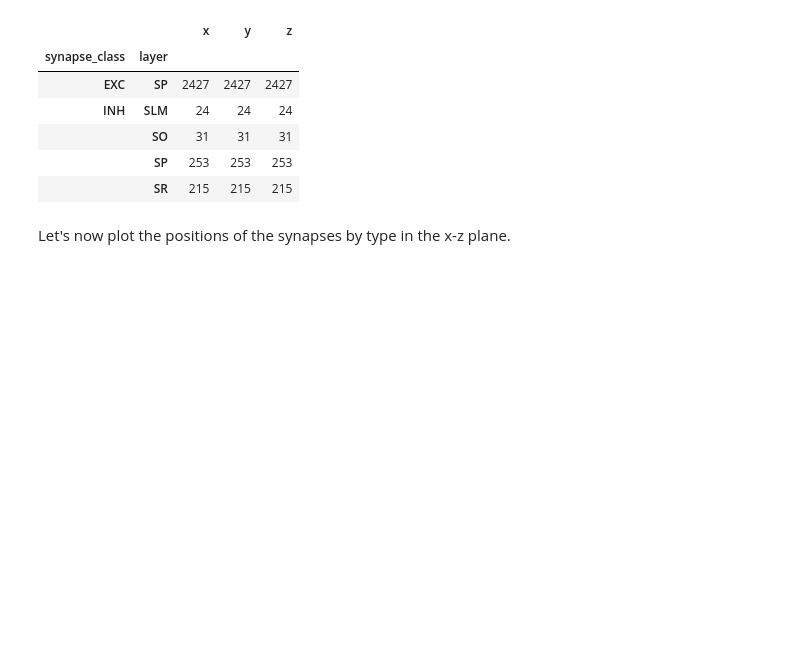
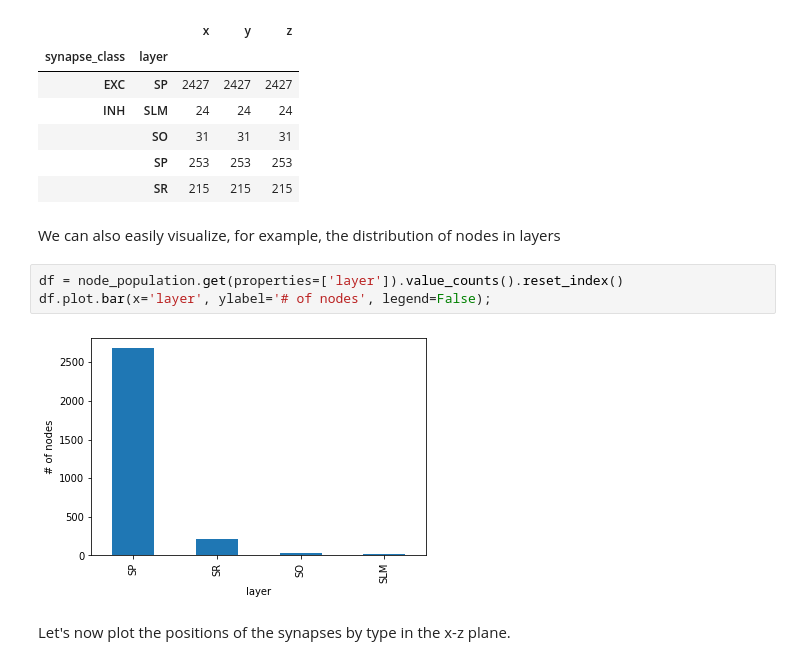
Before and after one commit to BlueBrain/snap, a Jupyter notebook: doc/source/notebooks/03_node_properties.ipynb, the cells around one changed output. Saved outputs shown, nothing was run; the diff lists cells and outputs as text; blank space fills up the shorter version.

```diff
--- a/doc/source/notebooks/03_node_properties.ipynb
+++ b/doc/source/notebooks/03_node_properties.ipynb
@@ -51,6 +51,13 @@ df_all.groupby(['synapse_class', 'layer']).count()
 |  | SO | 31 | 31 | 31 |
 |  | SP | 253 | 253 | 253 |
 |  | SR | 215 | 215 | 215 |
+# %% [markdown]
+We can also easily visualize, for example, the distribution of nodes in layers
+# %%
+df = node_population.get(properties=['layer']).value_counts().reset_index()
+df.plot.bar(x='layer', ylabel='# of nodes', legend=False);
+# %% [output]
+[figure, added]
 # %% [markdown]
 Let's now plot the positions of the synapses by type in the x-z plane.
 # %%
```
Also changed, not shown: parts of 5 cells of this notebook, 6 other files.
